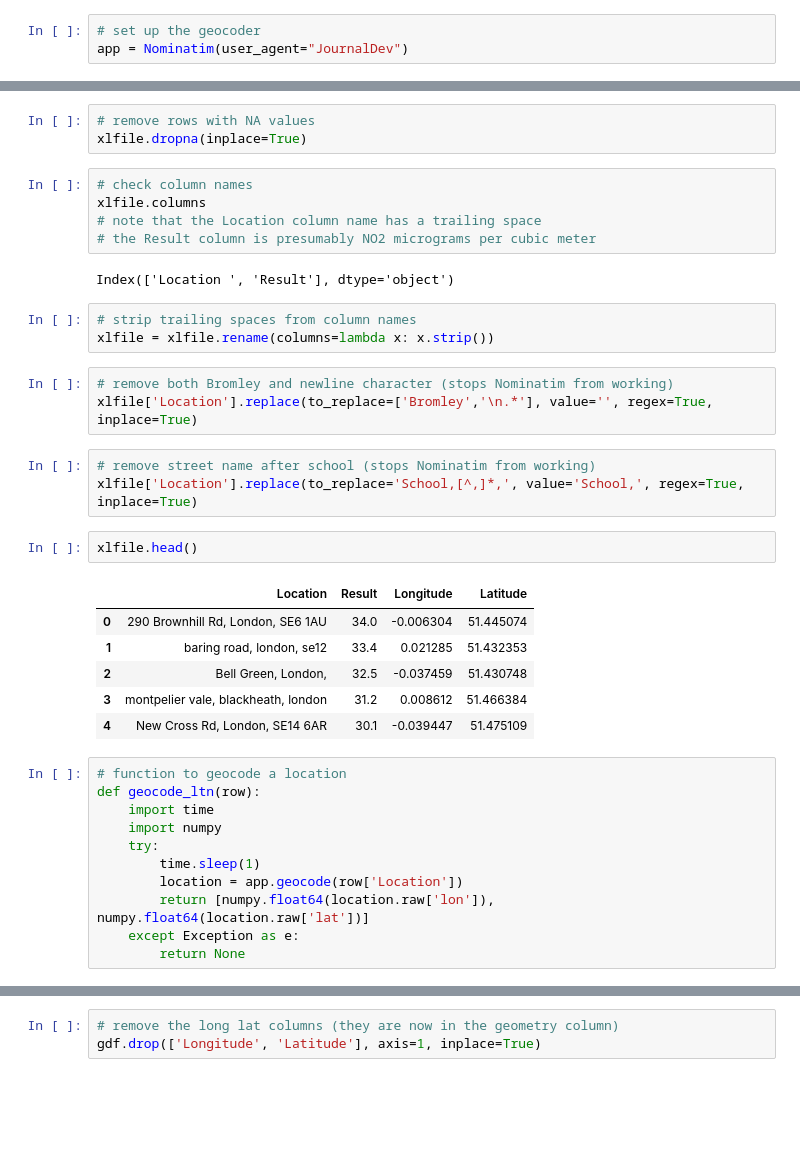
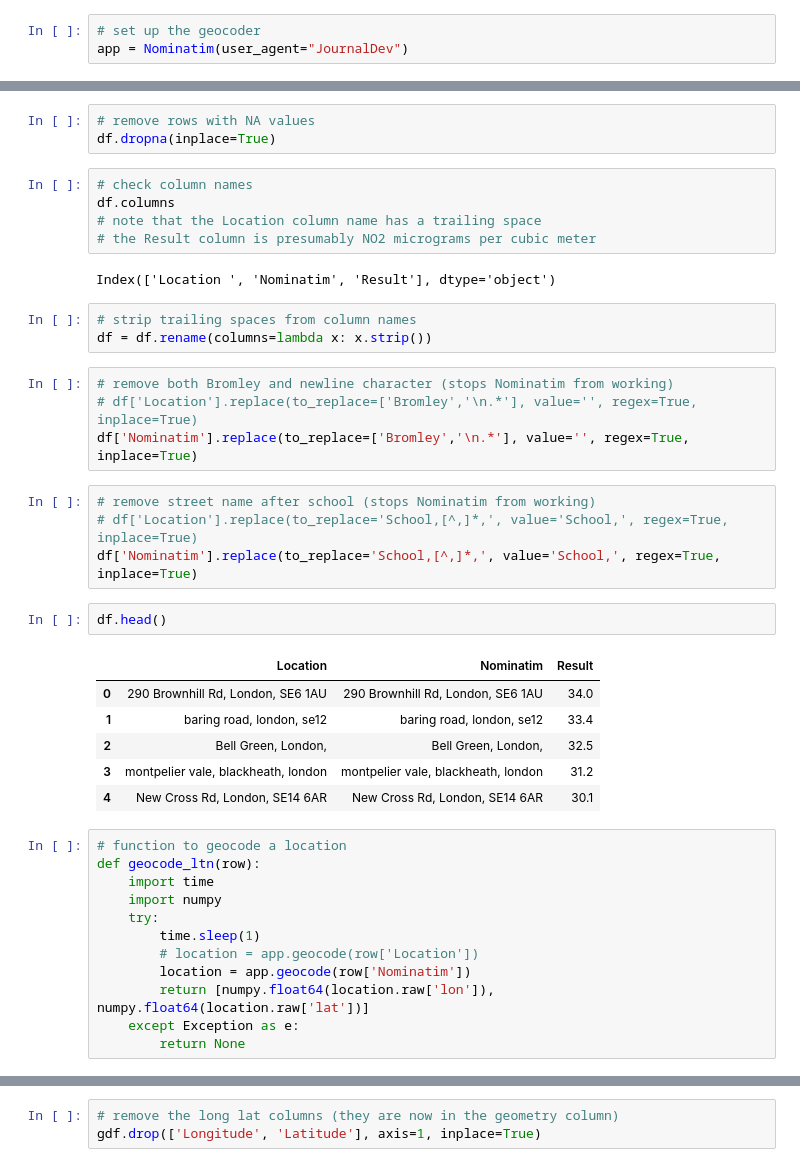
Before and after one commit to lb-lewisham/diffusion-tubes, a Jupyter notebook: notebooks/1.0-jl-geocoder.ipynb, the cells around one changed output, grey strips where cells are left out. Saved outputs shown, nothing was run; the diff lists cells and outputs as text; blank space fills up the shorter version.

```diff
--- a/notebooks/1.0-jl-geocoder.ipynb
+++ b/notebooks/1.0-jl-geocoder.ipynb
@@ -12,31 +13,33 @@ xlfile = pd.read_excel('../data/raw/Air Quality Analysis.xlsx', sheet_name='MAP
 # %%
 # remove rows with NA values
-xlfile.dropna(inplace=True)
+df.dropna(inplace=True)
 # %%
 # check column names
-xlfile.columns
+df.columns
 # note that the Location column name has a trailing space
 # the Result column is presumably NO2 micrograms per cubic meter
 # %% [output]
-Index(['Location ', 'Result'], dtype='object')
+Index(['Location ', 'Nominatim', 'Result'], dtype='object')
 # %%
 # strip trailing spaces from column names
-xlfile = xlfile.rename(columns=lambda x: x.strip())
+df = df.rename(columns=lambda x: x.strip())
 # %%
 # remove both Bromley and newline character (stops Nominatim from working)
-xlfile['Location'].replace(to_replace=['Bromley','\n.*'], value='', regex=True, inplace=True)
+# df['Location'].replace(to_replace=['Bromley','\n.*'], value='', regex=True, inplace=True)
+df['Nominatim'].replace(to_replace=['Bromley','\n.*'], value='', regex=True, inplace=True)
 # %%
 # remove street name after school (stops Nominatim from working)
-xlfile['Location'].replace(to_replace='School,[^,]*,', value='School,', regex=True, inplace=True)
+# df['Location'].replace(to_replace='School,[^,]*,', value='School,', regex=True, inplace=True)
+df['Nominatim'].replace(to_replace='School,[^,]*,', value='School,', regex=True, inplace=True)
 # %%
-xlfile.head()
+df.head()
 # %% [output]
-|  | Location | Result | Longitude | Latitude |
-| 0 | 290 Brownhill Rd, London, SE6 1AU | 34.0 | -0.006304 | 51.445074 |
-| 1 | baring road, london, se12 | 33.4 | 0.021285 | 51.432353 |
-| 2 | Bell Green, London, | 32.5 | -0.037459 | 51.430748 |
-| 3 | montpelier vale, blackheath, london | 31.2 | 0.008612 | 51.466384 |
-| 4 | New Cross Rd, London, SE14 6AR | 30.1 | -0.039447 | 51.475109 |
+|  | Location | Nominatim | Result |
+| 0 | 290 Brownhill Rd, London, SE6 1AU | 290 Brownhill Rd, London, SE6 1AU | 34.0 |
+| 1 | baring road, london, se12 | baring road, london, se12 | 33.4 |
+| 2 | Bell Green, London, | Bell Green, London, | 32.5 |
+| 3 | montpelier vale, blackheath, london | montpelier vale, blackheath, london | 31.2 |
+| 4 | New Cross Rd, London, SE14 6AR | New Cross Rd, London, SE14 6AR | 30.1 |
 # %%
 # function to geocode a location
 def geocode_ltn(row):
@@ -44,7 +47,8 @@ def geocode_ltn(row):
     import numpy
     try:
         time.sleep(1)
-        location = app.geocode(row['Location'])
+        # location = app.geocode(row['Location'])
+        location = app.geocode(row['Nominatim'])
         return [numpy.float64(location.raw['lon']), numpy.float64(location.raw['lat'])]
     except Exception as e:
         return None
```
Also changed, not shown: parts of 20 cells of this notebook, 3 other files.
